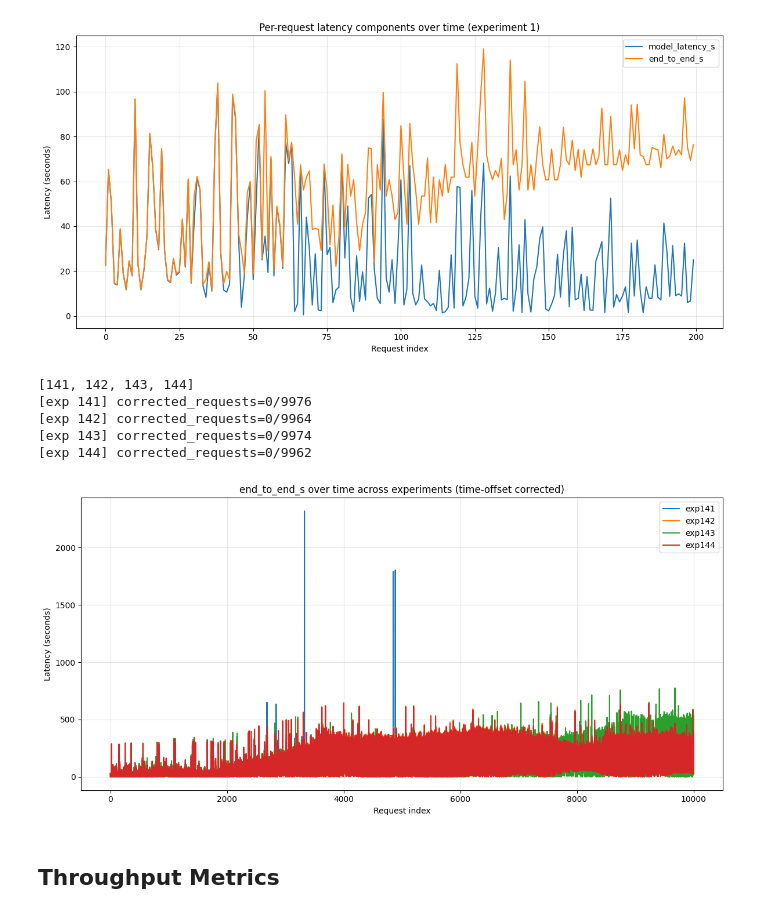
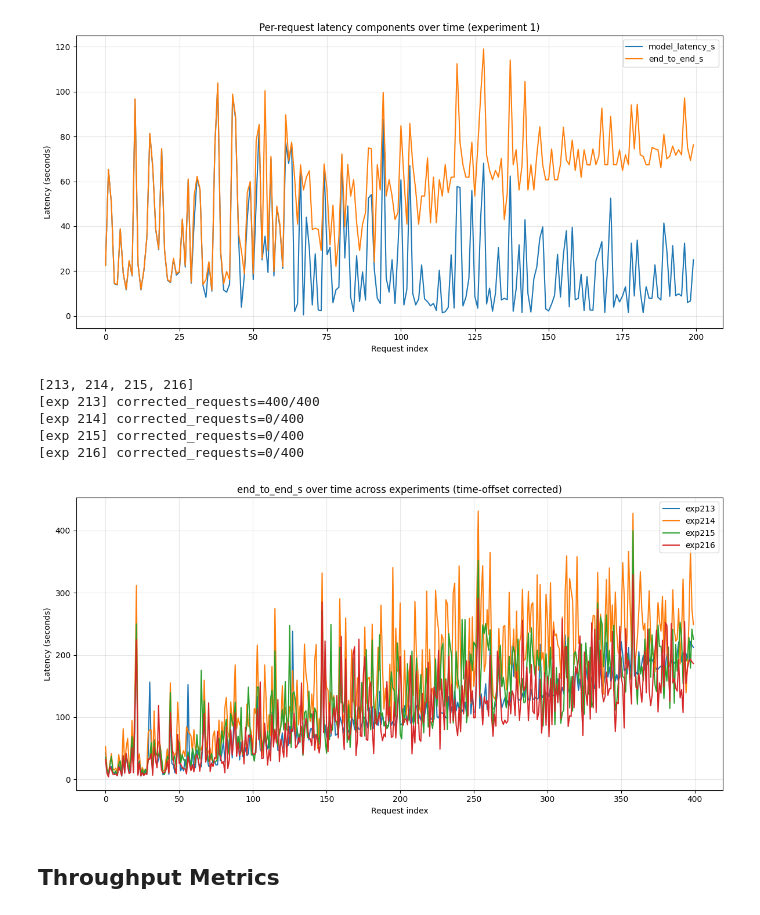
Before and after one commit to immengzi/LLM-LA, a Jupyter notebook: microservice/analysis.ipynb, the cells around one changed output. Drawn from its saved outputs; the diff is of its cells as text; code cells hidden in the pictures.

```diff
--- a/microservice/analysis.ipynb
+++ b/microservice/analysis.ipynb
@@ -303,8 +303,9 @@ from experiment_analysis import load_experiment_latencies, experiments_from_seri
 import matplotlib.pyplot as plt
 
 # ---- choose experiments ----
-series_ids = [35]
+series_ids = [53]
 experiments = experiments_from_series(series_ids)
+# experiments = [142]
 print(experiments)
 # ----------------------------
 
@@ -319,7 +320,7 @@ metric = "end_to_end_s"          # total client → router → server → client
 # metric = "server_roundtrip_s"  # router → vLLM → router
 # metric = "router_queue_s"      # waiting time in router queue
 # metric = "router_to_sidecar_s" # router → sidecar hop
-# metric = "sidecar_queue_s"     # waiting time inside sidecar
+#metric = "sidecar_queue_s"     # waiting time inside sidecar
 # metric = "vllm_compute_s"      # actual model compute time
 # metric = "router_post_result_s"
 # -----------------------------------------------
@@ -334,39 +335,39 @@ for exp_id in experiments:
         )
         .sort_values("idx")
         .reset_index(drop=True)
     )
 
     # (optional) sanity: how many requests actually got corrected?
     if APPLY_TIME_OFFSETS and "applied_time_offset_s" in df.columns:
         n_corr = int(df["applied_time_offset_s"].notna().sum())
         print(f"[exp {exp_id}] corrected_requests={n_corr}/{len(df)}")
 
     if metric not in df.columns:
         print(f"Skipping exp{exp_id}: {metric} not found")
         continue
 
     x = df["idx"]
     y = df[metric]
 
     plt.plot(x, y, label=f"exp{exp_id}")
 
 plt.xlabel("Request index")
 plt.ylabel("Latency (seconds)")
 plt.title(
     f"{metric} over time across experiments "
     + ("(time-offset corrected)" if APPLY_TIME_OFFSETS else "(raw clocks)")
 )
 plt.legend(loc="upper right")
 plt.grid(True, alpha=0.3)
 plt.tight_layout()
 plt.show()
 # %% [output]
-[141, 142, 143, 144]
-[exp 141] corrected_requests=0/9976
-[exp 142] corrected_requests=0/9964
-[exp 143] corrected_requests=0/9974
-[exp 144] corrected_requests=0/9962
+[213, 214, 215, 216]
+[exp 213] corrected_requests=400/400
+[exp 214] corrected_requests=0/400
+[exp 215] corrected_requests=0/400
+[exp 216] corrected_requests=0/400
-[figure, old version]
+[figure, new version]
 # %% [markdown]
 ## Throughput Metrics
 # %%
```
Also changed, not shown: parts of 10 cells of this notebook, 42 other files.
